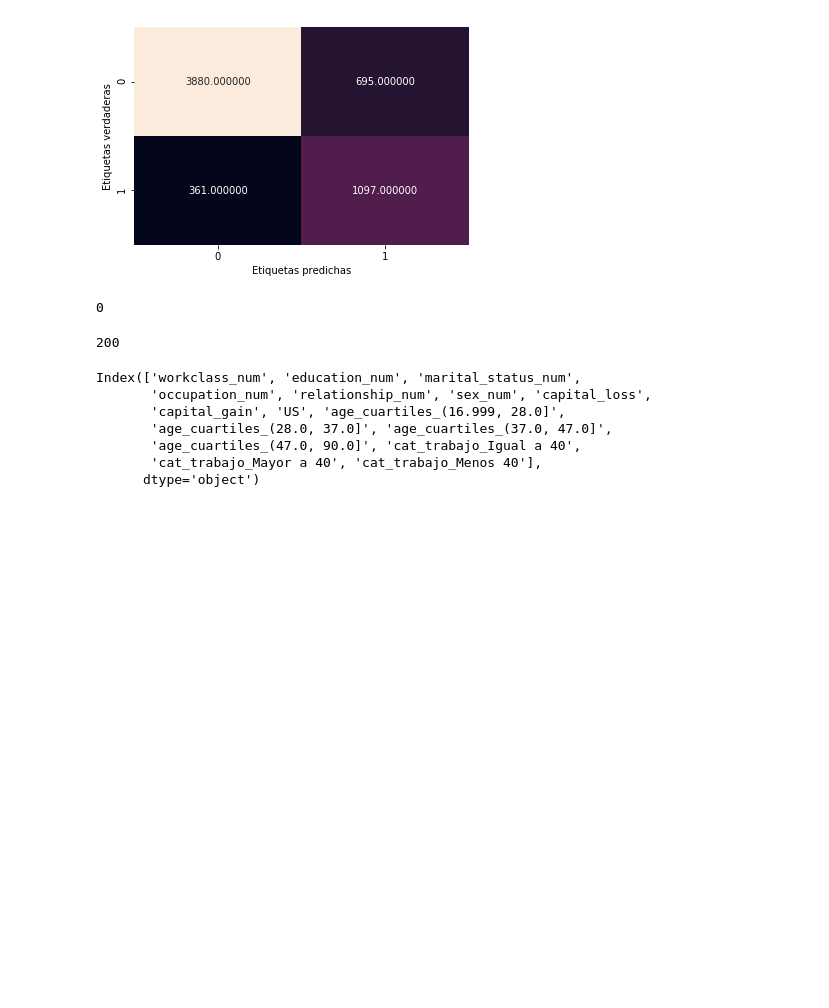
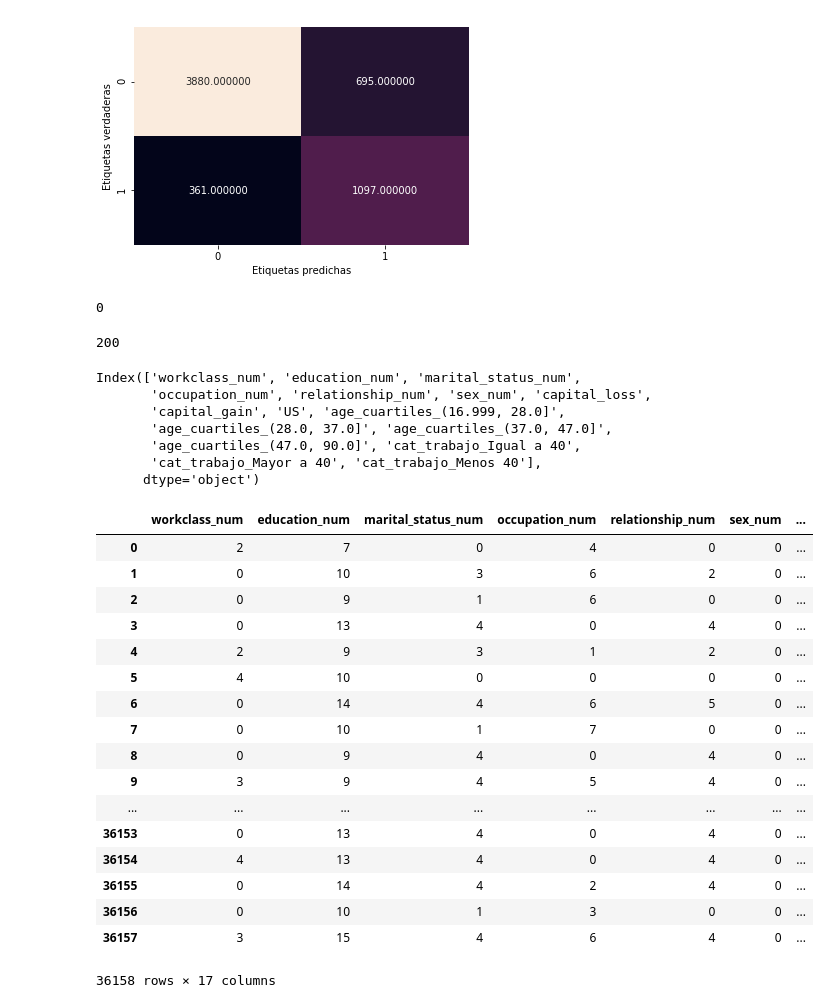
Before and after one commit to Villamaru/entrega_3, a Jupyter notebook: Modelos y Pipelines.ipynb, the cells around one changed output. Saved outputs shown, nothing was run; the diff lists cells and outputs as text; code cells hidden in the pictures; blank space fills up the shorter version.

```diff
--- a/Modelos y Pipelines.ipynb
+++ b/Modelos y Pipelines.ipynb
@@ -399,3 +399,11 @@ Index(['workclass_num', 'education_num', 'marital_status_num',
        'age_cuartiles_(47.0, 90.0]', 'cat_trabajo_Igual a 40',
        'cat_trabajo_Mayor a 40', 'cat_trabajo_Menos 40'],
       dtype='object')
+# %%
+test_femenino = test.copy()
+test_femenino["sex_num"] = test_femenino["sex_num"].apply(lambda x : 1,)
+test_masculino = test_femenino.copy()
+test_masculino["sex_num"] = test_masculino["sex_num"].apply(lambda x : 0,)
+# %%
+test_femenino = pd.get_dummies(test_femenino)
+test_masculino = pd.get_dummies(test_masculino)
@@ -401,0 +416,21 @@ Index(['workclass_num', 'education_num', 'marital_status_num',
+# %%
+test_masculino
+# %% [output]
+|  | workclass_num | education_num | marital_status_num | occupation_num | relationship_num | sex_num | ... |
+| 0 | 2 | 7 | 0 | 4 | 0 | 0 | ... |
+| 1 | 0 | 10 | 3 | 6 | 2 | 0 | ... |
+| 2 | 0 | 9 | 1 | 6 | 0 | 0 | ... |
+| 3 | 0 | 13 | 4 | 0 | 4 | 0 | ... |
+| 4 | 2 | 9 | 3 | 1 | 2 | 0 | ... |
+| 5 | 4 | 10 | 0 | 0 | 0 | 0 | ... |
+| 6 | 0 | 14 | 4 | 6 | 5 | 0 | ... |
+| 7 | 0 | 10 | 1 | 7 | 0 | 0 | ... |
+| 8 | 0 | 9 | 4 | 0 | 4 | 0 | ... |
+| 9 | 3 | 9 | 4 | 5 | 4 | 0 | ... |
+| ... | ... | ... | ... | ... | ... | ... | ... |
+| 36153 | 0 | 13 | 4 | 0 | 4 | 0 | ... |
+| 36154 | 4 | 13 | 4 | 0 | 4 | 0 | ... |
+| 36155 | 0 | 14 | 4 | 2 | 4 | 0 | ... |
+| 36156 | 0 | 10 | 1 | 3 | 0 | 0 | ... |
+| 36157 | 3 | 15 | 4 | 6 | 4 | 0 | ... |
+36158 rows × 17 columns
```
Also changed, not shown: parts of 18 cells of this notebook.
